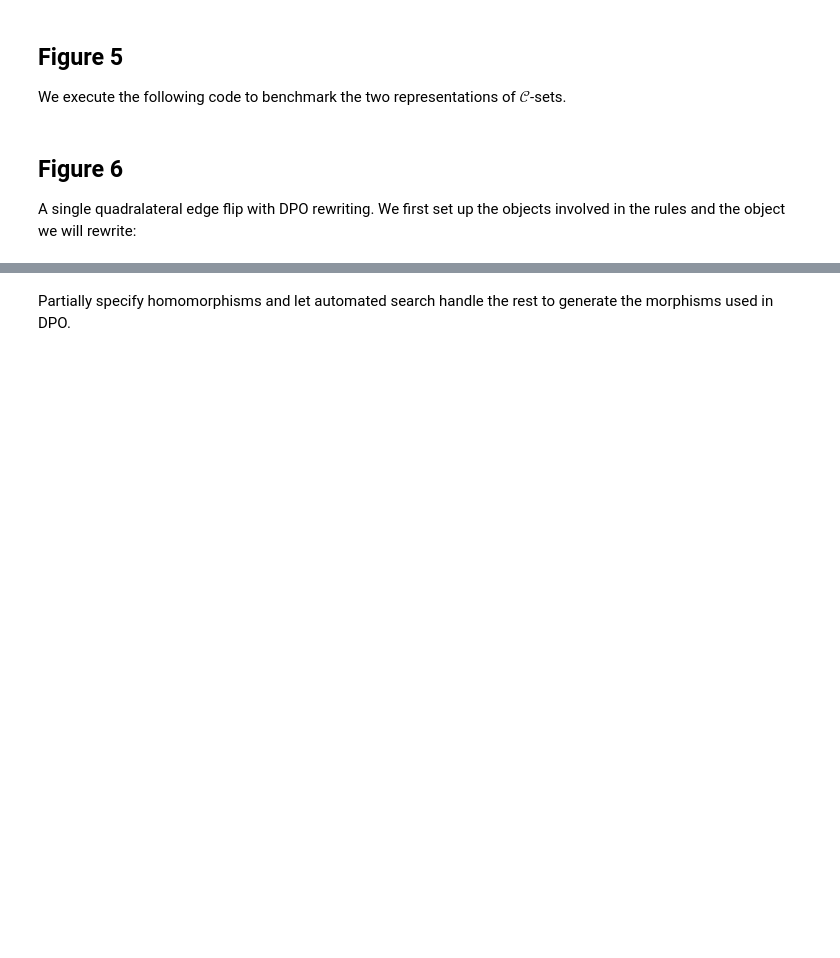
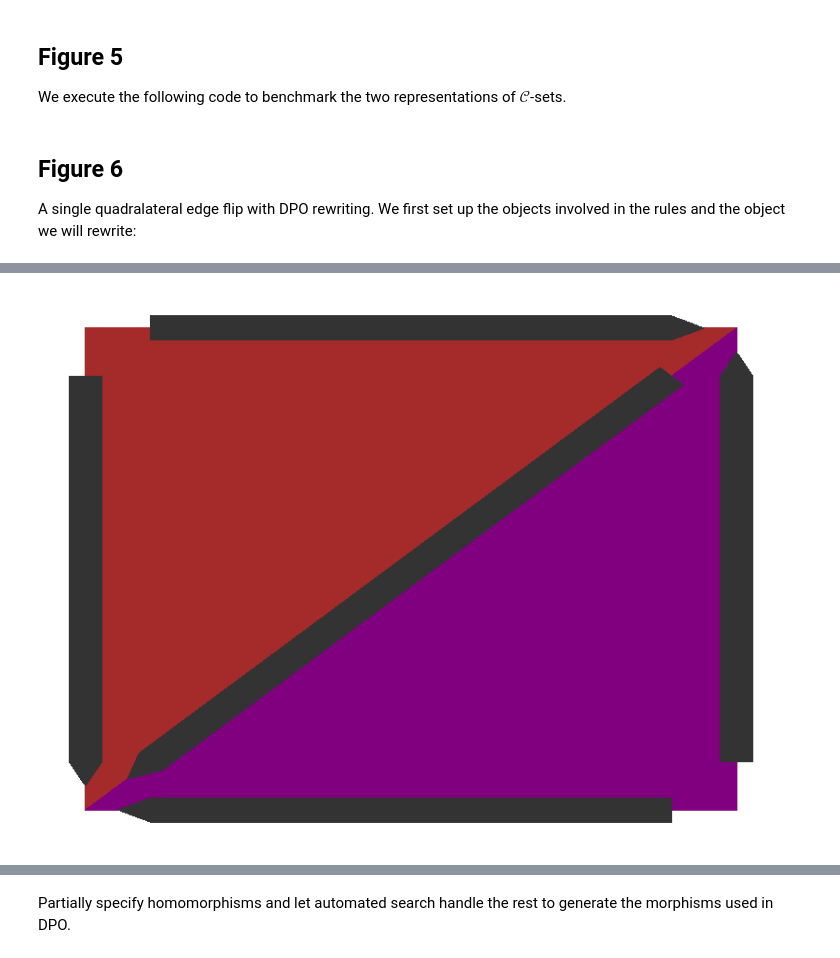
Before and after one commit to kris-brown/Catlab.jl, a Jupyter notebook: Computational_Category_Theoretic_Rewriting.ipynb, the cells around one changed output, grey strips where cells are left out. Saved outputs shown, nothing was run; the diff lists cells and outputs as text; code cells hidden in the pictures; blank space fills up the shorter version.

```diff
--- a/Computational_Category_Theoretic_Rewriting.ipynb
+++ b/Computational_Category_Theoretic_Rewriting.ipynb
@@ -95 +164,13 @@ A single quadralateral edge flip with DPO rewriting. We first set up the objects
+# %%
+R = @acset SSet begin
+  T=2; E=5; V=4
+  d1=[2,1]
+  d2=[3,3]
+  d3=[4,5]
+  src=[1,1,1,2,2]
+  tgt=[3,4,2,4,3]
+end
+plot_sset(R, quad_coords, [:brown, :purple])
+# %% [output]
+[figure, added]
 # %%
```
Also changed, not shown: parts of 20 cells of this notebook.
